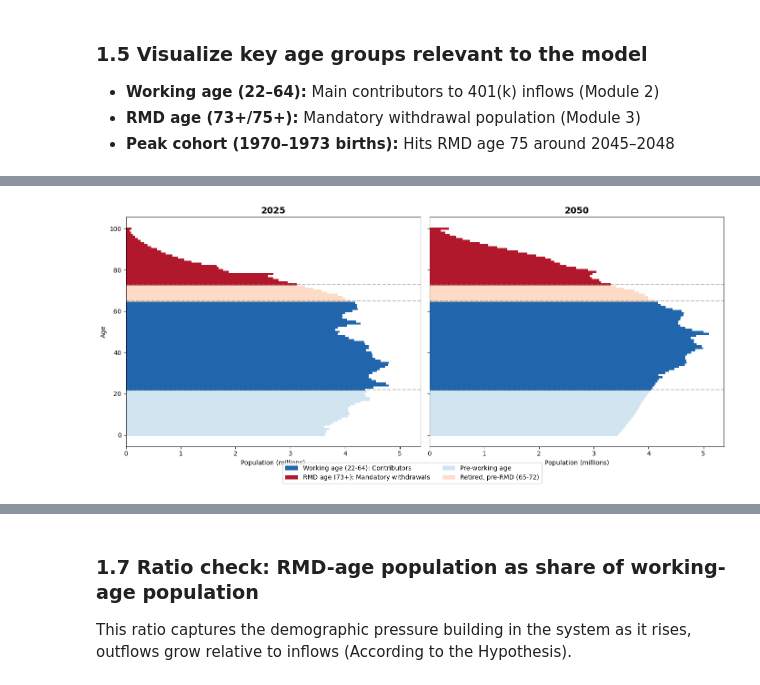
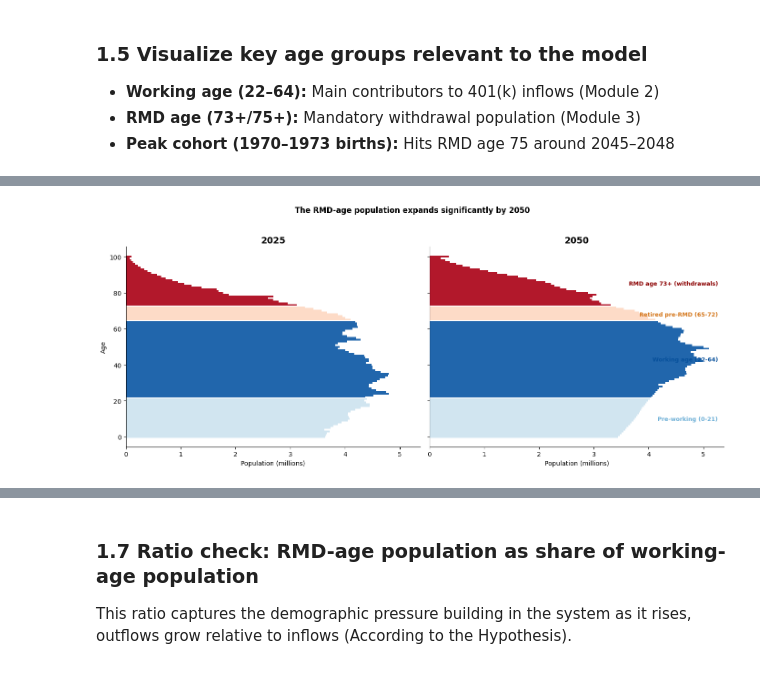
Before and after one commit to Aipinas/capstone-demographic-flows, a Jupyter notebook: notebooks/01_data_exploration.ipynb, the cells around one changed output, grey strips where cells are left out. Cells and saved outputs as stored; diff of their text form; code cells hidden in the pictures.

```diff
--- a/notebooks/01_data_exploration.ipynb
+++ b/notebooks/01_data_exploration.ipynb
@@ -34,9 +34,9 @@ We filter to SEX=0 (both), ORIGIN=0 (total), RACE=0 (all races) to get total U.S
 ### 1.1 Load and inspect raw data
 # %%
 # Load all three scenarios
-census_mid = pd.read_csv(f'{DATA_PATH}/census/np2023_d1_mid.csv')
-census_hi = pd.read_csv(f'{DATA_PATH}/census/np2023_d1_hi.csv')
-census_low = pd.read_csv(f'{DATA_PATH}/census/np2023_d1_low.csv')
+census_mid = pd.read_csv(f'{DATA_PATH}/module1_demographics/np2023_d1_mid.csv')
+census_hi = pd.read_csv(f'{DATA_PATH}/module1_demographics/np2023_d1_hi.csv')
+census_low = pd.read_csv(f'{DATA_PATH}/module1_demographics/np2023_d1_low.csv')
 
 print(f"Mid shape: {census_mid.shape}")
 print(f"Hi shape:  {census_hi.shape}")
@@ -105,13 +105,18 @@ Max discrepancy between TOTAL_POP and sum of age columns: 0
 fig, ax = plt.subplots(figsize=(10, 5))
 
 for df, label, color in [(mid, 'Mid', '#2166ac'), (hi, 'High immigration', '#67a9cf'), (low, 'Low immigration', '#ef8a62')]:
-    ax.plot(df['YEAR'], df['TOTAL_POP'] / 1e6, label=label, color=color, linewidth=2)
+    ax.plot(df['YEAR'], df['TOTAL_POP'] / 1e6, color=color, linewidth=2)
+    # Direct label at end of each line
+    ax.text(df['YEAR'].iloc[-1] + 1, df[df['YEAR'] == 2100]['TOTAL_POP'].values[0] / 1e6,
+            label, color=color, fontsize=10, va='center')
 
 ax.set_xlabel('Year')
 ax.set_ylabel('Total U.S. Population (millions)')
-ax.set_title('Census 2023 National Population Projections')
-ax.legend()
-ax.grid(True, alpha=0.3)
+ax.set_title('Immigration assumptions drive a 39M population spread by 2050', fontsize=12, fontweight='bold')
+ax.grid(True, alpha=0.2)
+ax.set_xlim(2022, 2115)  # Extra space for labels
+ax.spines['top'].set_visible(False)
+ax.spines['right'].set_visible(False)
 plt.tight_layout()
 plt.show()
 # %% [output]
@@ -159,44 +183,56 @@ Ages: 0 to 100
 # %%
 fig, axes = plt.subplots(1, 2, figsize=(14, 6), sharey=True)
 
-for ax, year, color in [(axes[0], 2025, '#2166ac'), (axes[1], 2050, '#b2182b')]:
+max_pop = pop_mid.max().max() / 1e6 * 1.05
+
+for ax, year in [(axes[0], 2025), (axes[1], 2050)]:
     pop_data = pop_mid.loc[year] / 1e6
 
-    # Color bars differently by life stage
     colors = []
     for age in range(101):
         if age < 22:
-            colors.append('#d1e5f0')      # Pre-working
+            colors.append('#d1e5f0')
         elif age <= 64:
-            colors.append('#2166ac')       # Working age (contributors)
+            colors.append('#2166ac')
         elif age <= 72:
-            colors.append('#fddbc7')       # Retired, pre-RMD
+            colors.append('#fddbc7')
         else:
-            colors.append('#b2182b')       # RMD age
+            colors.append('#b2182b')
 
     ax.barh(range(101), pop_data, color=colors, height=1.0, edgecolor='none')
     ax.set_title(f'{year}', fontsize=14, fontweight='bold')
     ax.set_xlabel('Population (millions)')
-    ax.set_xlim(0, pop_mid.max().max() / 1e6 * 1.05)
+    ax.set_xlim(0, max_pop)
 
-    # Add life stage labels
-    ax.axhline(y=22, color='gray', linestyle='--', alpha=0.5)
-    ax.axhline(y=65, color='gray', linestyle='--', alpha=0.5)
-    ax.axhline(y=73, color='gray', linestyle='--', alpha=0.5)
+    ax.spines['top'].set_visible(False)
+    ax.spines['right'].set_visible(False)
 
 axes[0].set_ylabel('Age')
 
-# Legend
-from matplotlib.patches import Patch
-legend_elements = [
-    Patch(facecolor='#2166ac', label='Working age (22-64): Contributors'),
-    Patch(facecolor='#b2182b', label='RMD age (73+): Mandatory withdrawals'),
-    Patch(facecolor='#d1e5f0', label='Pre-working age'),
-    Patch(facecolor='#fddbc7', label='Retired, pre-RMD (65-72)')
+# Labels only once, on the far right panel's y-axis side
+# Use age midpoints and place text to the right of axes[1]
+labels = [
+    (10, 'Pre-working (0-21)', '#6baed6'),
+    (43, 'Working age (22-64)', '#08519c'),
+    (68, 'Retired pre-RMD (65-72)', '#d4761a'),
+    (85, 'RMD age 73+ (withdrawals)', '#8b0000')
 ]
-fig.legend(handles=legend_elements, loc='lower center', ncol=2, bbox_to_anchor=(0.5, -0.05))
-plt.tight_layout()
+
+for y_pos, text, color in labels:
+    axes[1].annotate(text,
+                     xy=(max_pop * 0.98, y_pos),
+                     fontsize=9, color=color, fontweight='bold',
+                     va='center', ha='right')
+
+# Horizontal dividers instead of dashed lines — subtler
+for ax in axes:
+    for age in [22, 65, 73]:
+        ax.axhline(y=age - 0.5, color='white', linewidth=1.5)
+
+fig.suptitle('The RMD-age population expands significantly by 2050',
+             fontsize=12, fontweight='bold')
+plt.tight_layout(rect=[0, 0, 1, 0.95])
 plt.show()
 # %% [output]
-[figure, old version]
+[figure, new version]
 # %%
```
Also changed, not shown: parts of 13 cells of this notebook, 6 other files.
